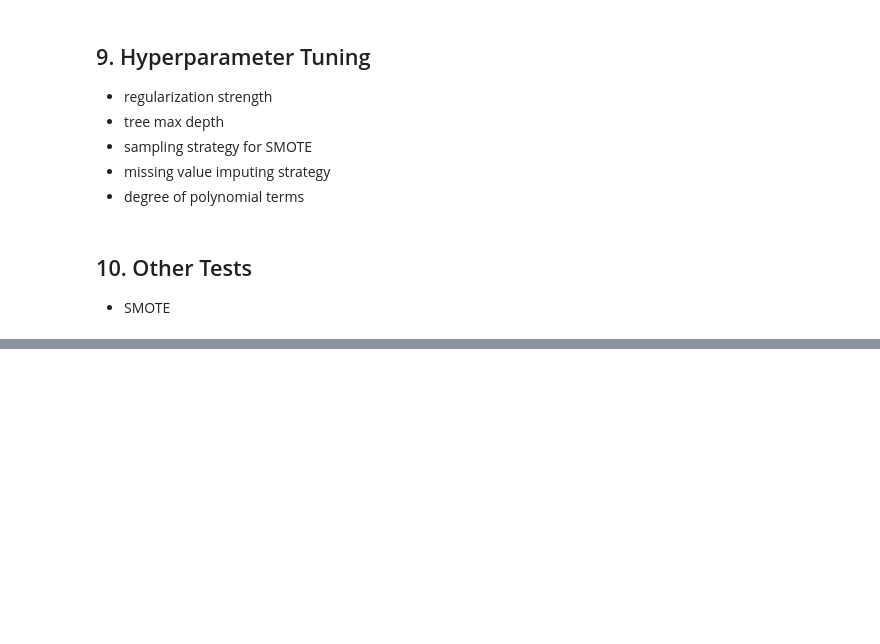
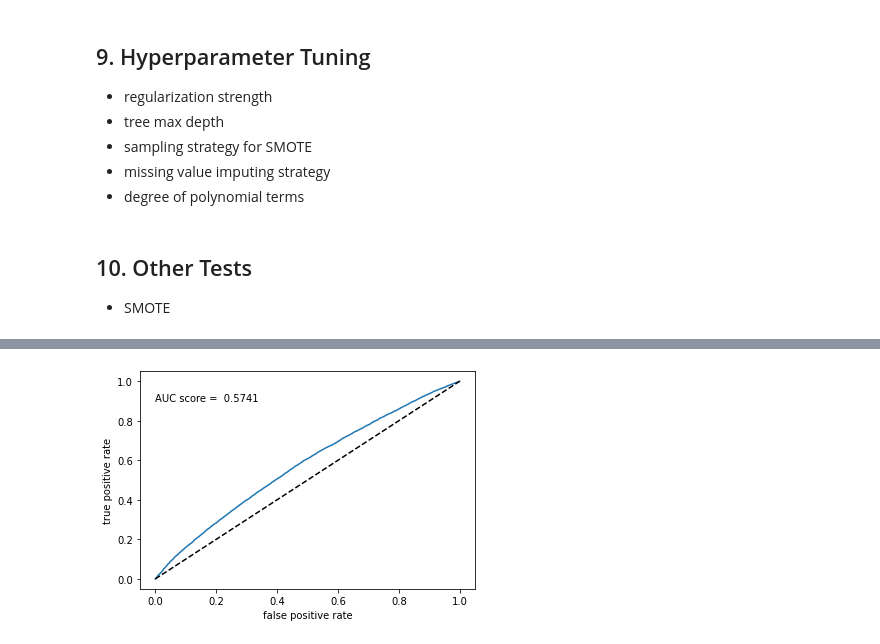
Before and after one commit to aakanksha023/EVAN, a Jupyter notebook: src/03_modelling/modelling.ipynb, the cells around one changed output, grey strips where cells are left out. Drawn from its saved outputs; the diff is of its cells as text; code cells hidden in the pictures; blank space fills up the shorter version.

```diff
--- a/src/03_modelling/modelling.ipynb
+++ b/src/03_modelling/modelling.ipynb
@@ -285,0 +472,4 @@ evaluate_model(smote_pip)
+# %%
+roc_curve_auc(smote_pip)
+# %% [output]
+[figure, added]
```
Also changed, not shown: parts of 36 cells of this notebook.
